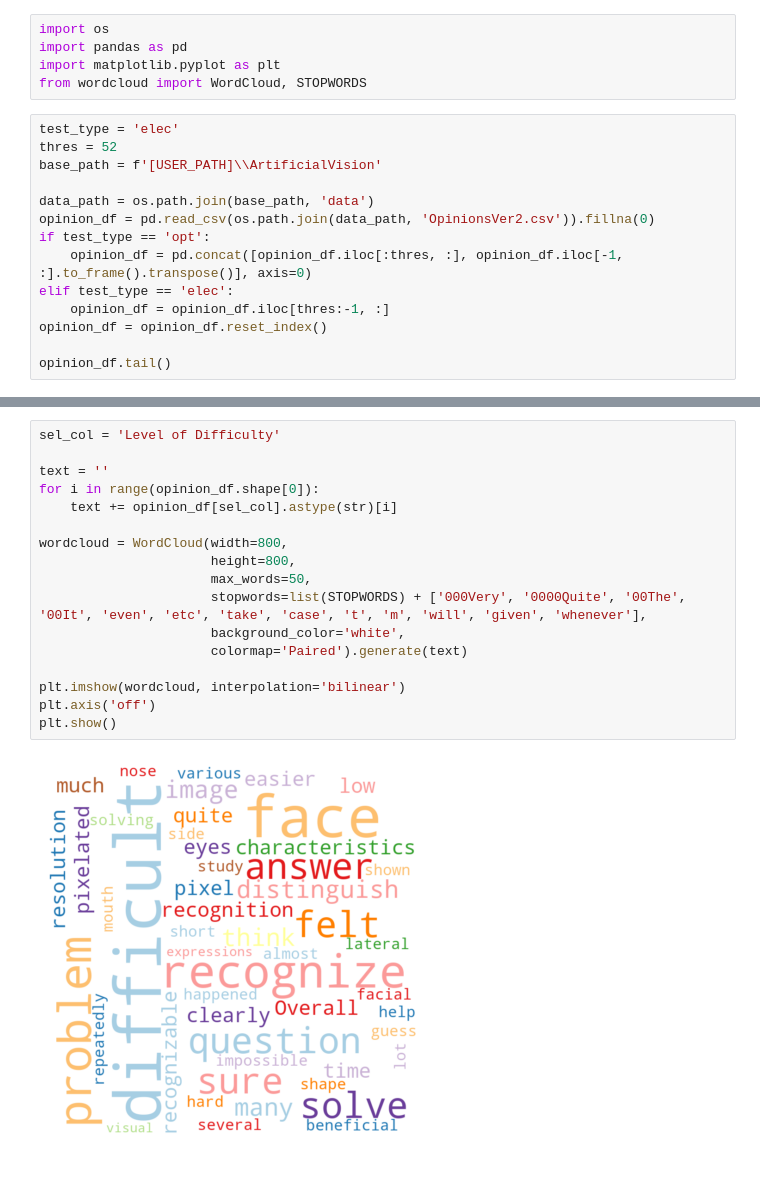
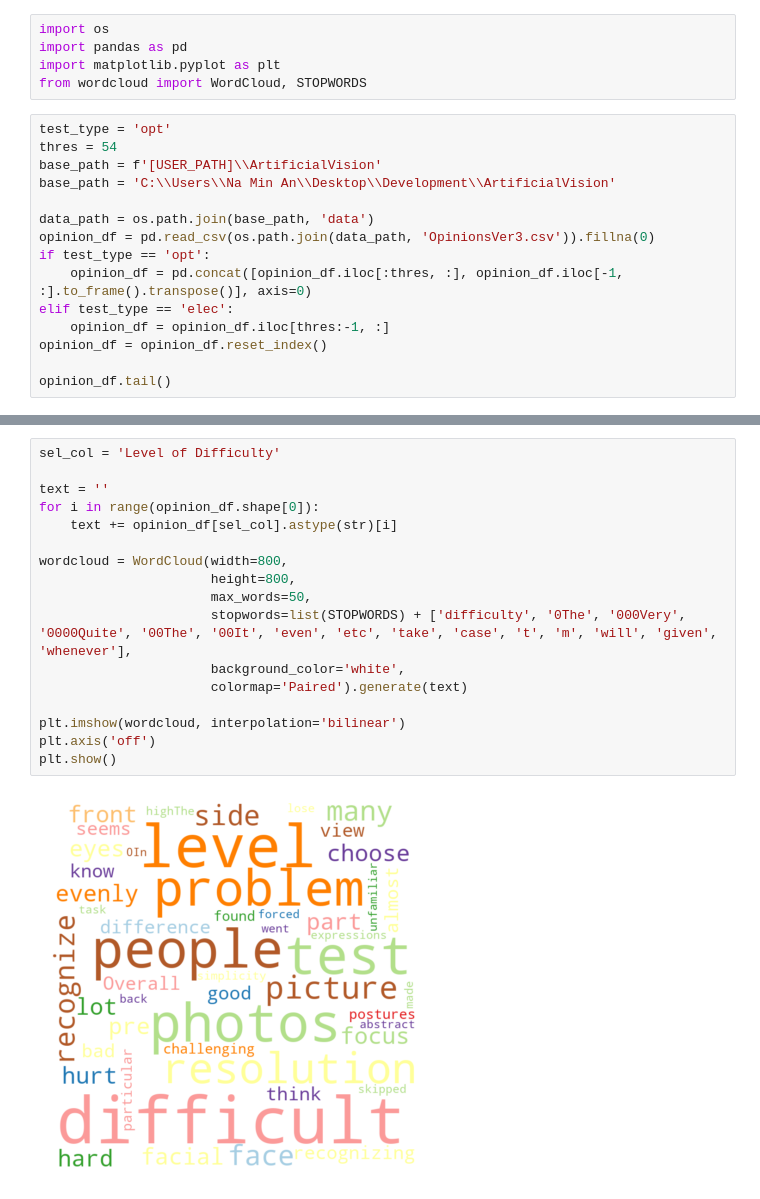
Before and after one commit to namin-an/ArtificialVision, a Jupyter notebook: Visualization/Wordclouds.ipynb, the cells around one changed output, grey strips where cells are left out. Saved outputs shown, nothing was run; the diff lists cells and outputs as text.

```diff
--- a/Visualization/Wordclouds.ipynb
+++ b/Visualization/Wordclouds.ipynb
@@ -4,12 +4,13 @@ import pandas as pd
 import matplotlib.pyplot as plt
 from wordcloud import WordCloud, STOPWORDS
 # %%
-test_type = 'elec'
-thres = 52
+test_type = 'opt'
+thres = 54
 base_path = f'[USER_PATH]\\ArtificialVision'
+base_path = 'C:\\Users\\Na Min An\\Desktop\\Development\\ArtificialVision'
 
 data_path = os.path.join(base_path, 'data')
-opinion_df = pd.read_csv(os.path.join(data_path, 'OpinionsVer2.csv')).fillna(0)
+opinion_df = pd.read_csv(os.path.join(data_path, 'OpinionsVer3.csv')).fillna(0)
 if test_type == 'opt':
     opinion_df = pd.concat([opinion_df.iloc[:thres, :], opinion_df.iloc[-1, :].to_frame().transpose()], axis=0)
 elif test_type == 'elec':
@@ -27,22 +28,22 @@ opinion_df.tail()
 # %%
 sel_col = 'Level of Difficulty'
 
 text = ''
 for i in range(opinion_df.shape[0]):
     text += opinion_df[sel_col].astype(str)[i]
 
 wordcloud = WordCloud(width=800,
                       height=800,
                       max_words=50,
-                      stopwords=list(STOPWORDS) + ['000Very', '0000Quite', '00The', '00It', 'even', 'etc', 'take', 'case', 't', 'm', 'will', 'given', 'whenever'],
+                      stopwords=list(STOPWORDS) + ['difficulty', '0The', '000Very', '0000Quite', '00The', '00It', 'even', 'etc', 'take', 'case', 't', 'm', 'will', 'given', 'whenever'],
                       background_color='white',
                       colormap='Paired').generate(text)
 
 plt.imshow(wordcloud, interpolation='bilinear')
 plt.axis('off')
 plt.show()
 # %% [output]
-[figure, old version]
+[figure, new version]
 # %%
 sel_col = 'Focused Facial Features'
 
```
Also changed, not shown: parts of 2 cells of this notebook.
